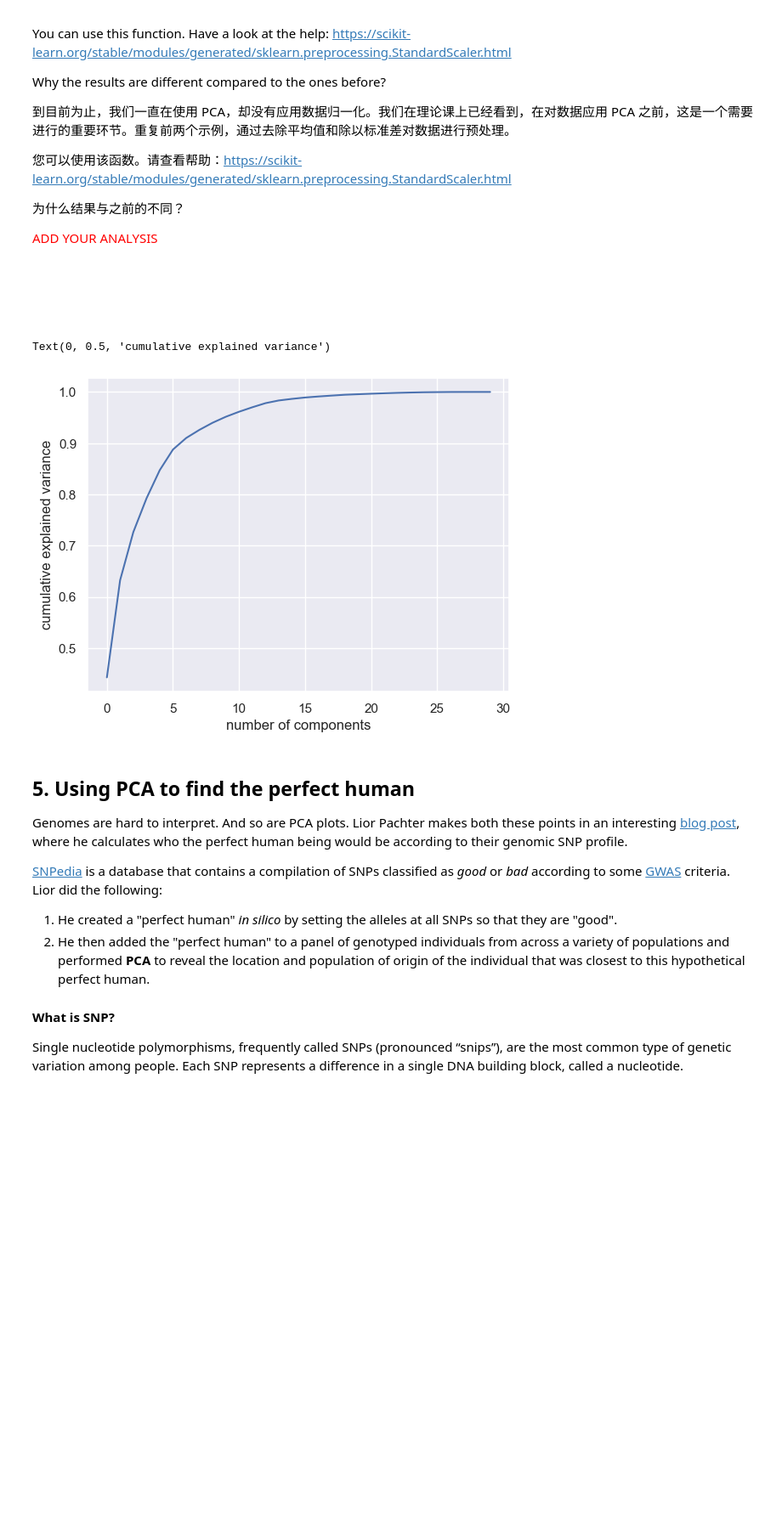
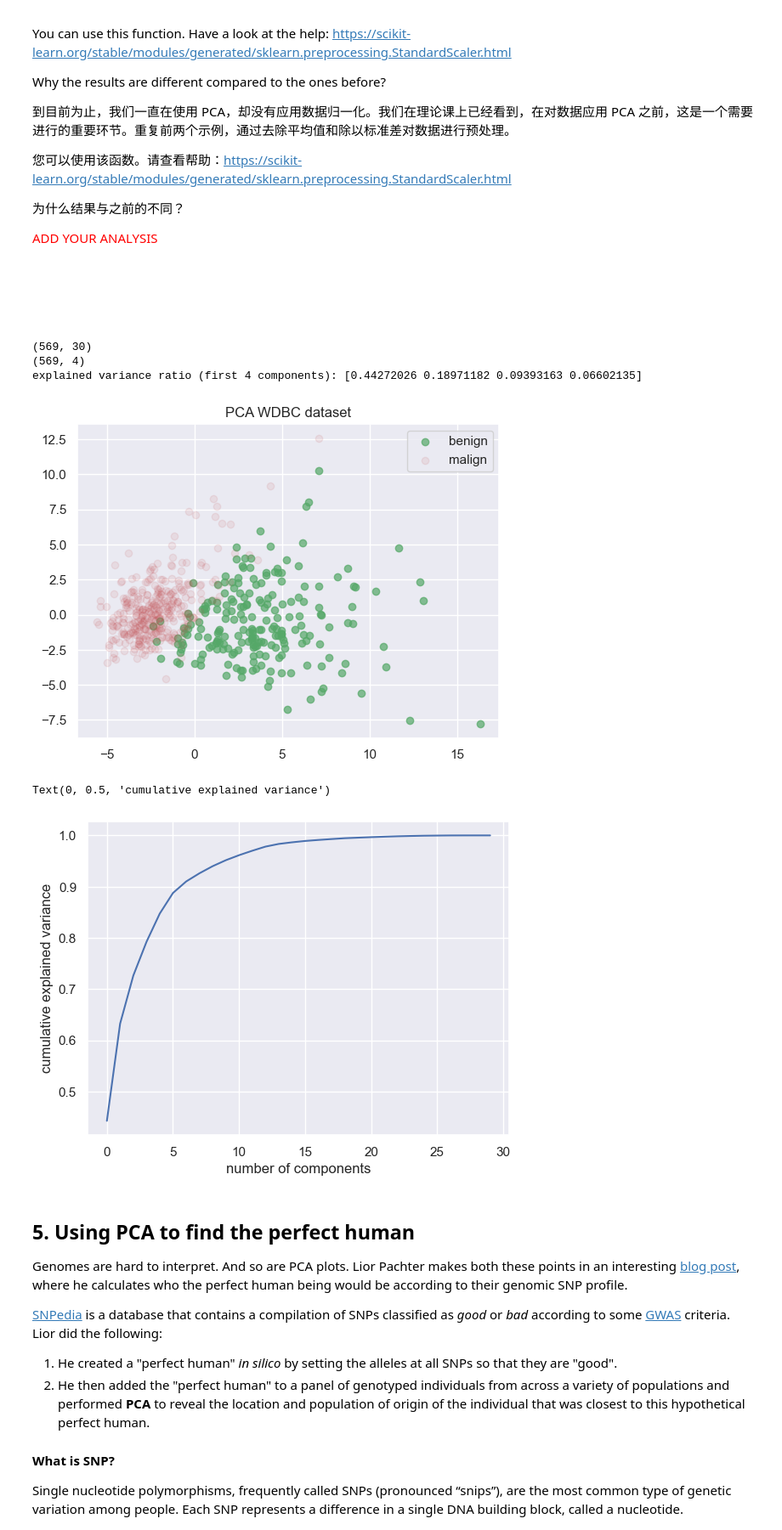
Before and after one commit to Charltin/Visual_Signal_Processing, a Jupyter notebook: Notebook1_PCA.ipynb, the cells around one changed output. Shown at 85% size. Drawn from its saved outputs; the diff is of its cells as text; code cells hidden in the pictures; blank space fills up the shorter version.

Commit message:
Exercise 3

```diff
--- a/Notebook1_PCA.ipynb
+++ b/Notebook1_PCA.ipynb
@@ -295,24 +321,60 @@ Why the results are different compared to the ones before?
 <br>
 <br>
 <br>
-# %%
-from sklearn.preprocessing import StandardScaler
-
-# StandardScaler
-scaler = StandardScaler()
-# normalize X with scaler
-X_normalized = scaler.fit_transform(X)
-
-# fit the data to PCA
-pca = PCA().fit(X_normalized)
-
-# plot the variance ratio according to the number of components
-plt.plot(np.cumsum(pca.explained_variance_ratio_))
-plt.xlabel('number of components')
-plt.ylabel('cumulative explained variance')
-# %% [output]
-Text(0, 0.5, 'cumulative explained variance')
-[figure, removed]
+# %%
+from sklearn.preprocessing import StandardScaler
+# exercise 3
+
+# StandardScaler
+scaler = StandardScaler()
+# normalize X with scaler
+X_normalized = scaler.fit_transform(X)
+
+# define the PCA parameters, 4 components in this example
+pca = PCA(n_components=4)
+# project from 30 to 4 dimensions according to the PCA components
+X_r = pca.fit(X_normalized).transform(X_normalized)
+print(X_normalized.shape)
+print(X_r.shape)
+
+
+print('explained variance ratio (first 4 components): %s'
+      % str(pca.explained_variance_ratio_))
+
+plt.figure()
+comp1=0; #first component to visualize, you can modify it
+comp2=1; #second component to visualize, you can modify it
+
+# plot the two components selected above for both malign and benign tumors
+plt.scatter(X_r[y == 0, comp1], X_r[y == 0, comp2], color='g', alpha=.7, lw=1,
+                label='benign')
+
+plt.scatter(X_r[y == 1, comp1], X_r[y == 1, comp2], color='r', alpha=.1, lw=1,
+                label='malign')
+
+plt.legend(loc='best', shadow=False, scatterpoints=1)
+plt.title('PCA WDBC dataset')
+
+plt.show()
+
+# --------------------------------------------------------------------
+# exercise 4
+
+
+# fit the data to PCA
+pca = PCA().fit(X_normalized)
+
+# plot the variance ratio according to the number of components
+plt.plot(np.cumsum(pca.explained_variance_ratio_))
+plt.xlabel('number of components')
+plt.ylabel('cumulative explained variance')
+# %% [output]
+(569, 30)
+(569, 4)
+explained variance ratio (first 4 components): [0.44272026 0.18971182 0.09393163 0.06602135]
+[figure, added]
+Text(0, 0.5, 'cumulative explained variance')
+[figure, added]
 # %% [markdown]
 ## 5. Using PCA to find the perfect human
 
```
Also changed, not shown: parts of 7 cells of this notebook.
